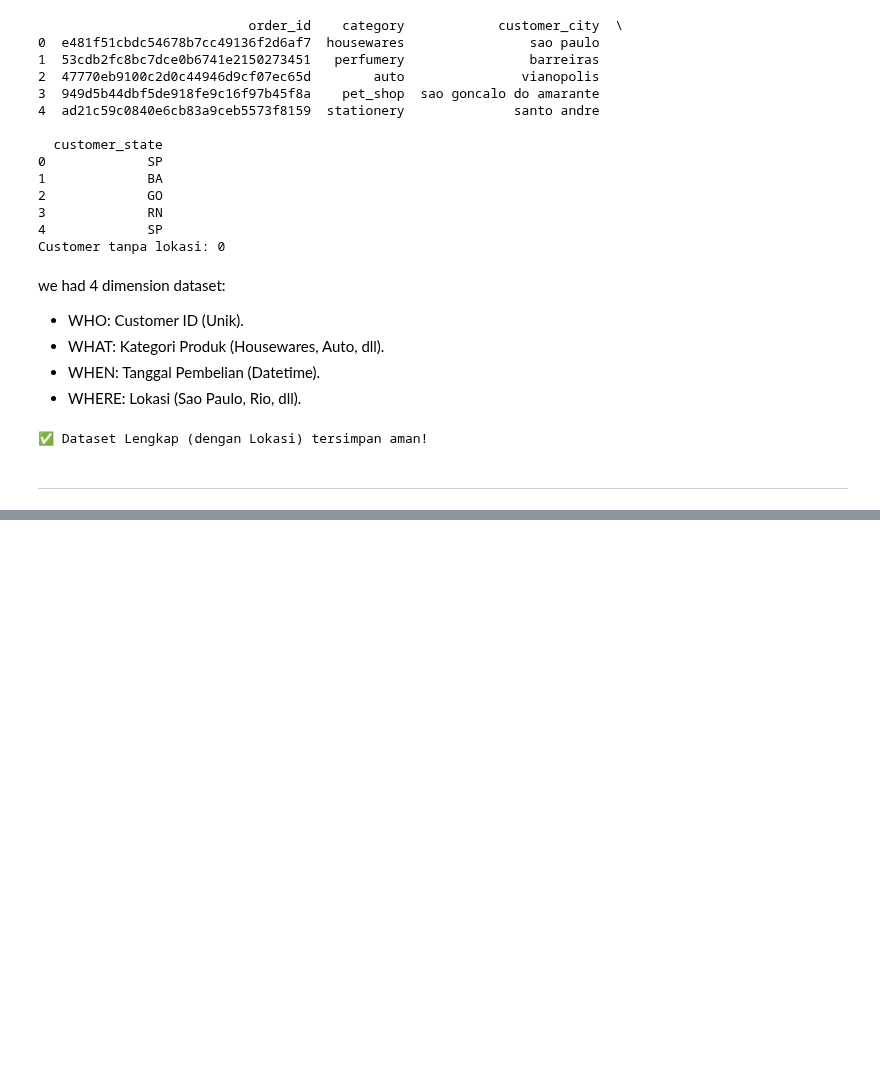
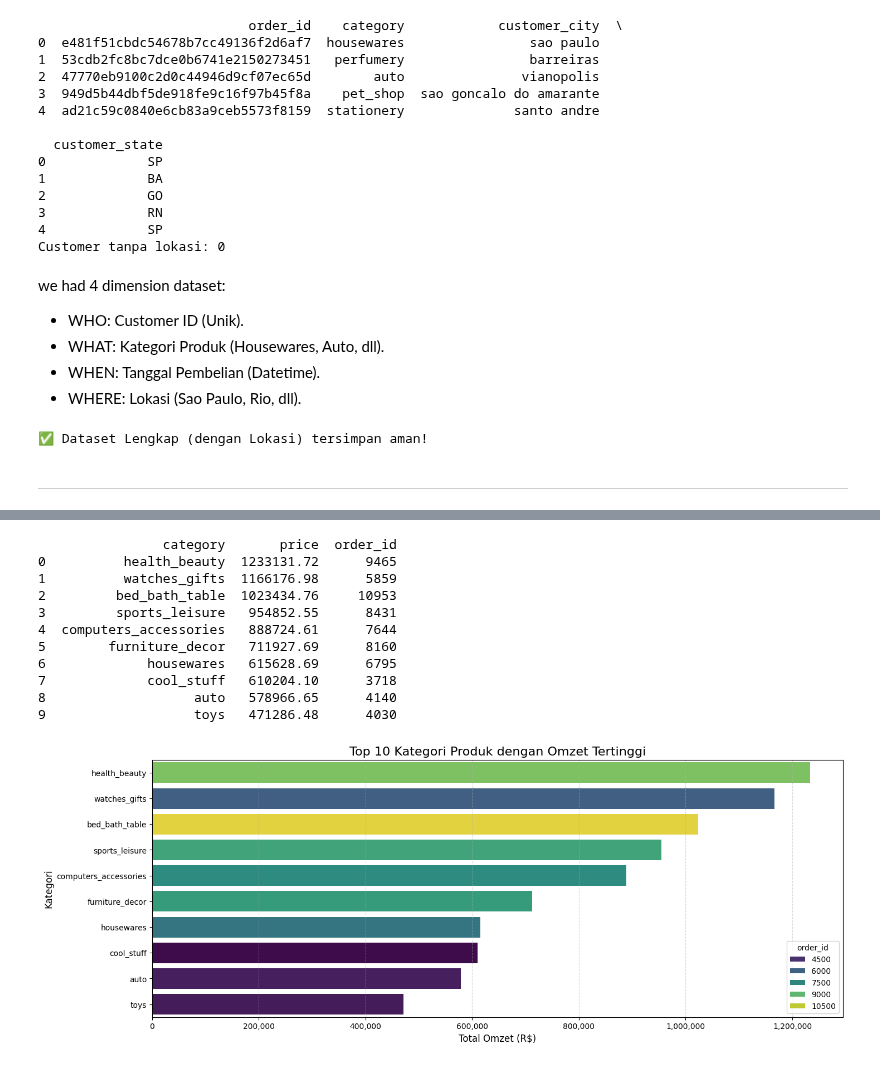
Before and after one commit to Aris0506/Python-Data-Analysis-Project-learning-journey, a Jupyter notebook: training cleaning data/olist e-commerce.ipynb, the cells around one changed output, grey strips where cells are left out. Drawn from its saved outputs; the diff is of its cells as text; code cells hidden in the pictures; blank space fills up the shorter version.

```diff
--- a/training cleaning data/olist e-commerce.ipynb
+++ b/training cleaning data/olist e-commerce.ipynb
@@ -317,0 +462,49 @@ memory usage: 21.9+ MB
+# %%
+# --- ANALISIS PRODUK TERLARIS ---
+
+# Group by Kategori
+# hitung Price (sum) untuk duitnya, dan Order ID (count) untuk jumlahnya
+top_products = df_master_geo.groupby('category').agg({
+    'price': 'sum',
+    'order_id': 'count'
+}).sort_values(by='price', ascending=False).reset_index()
+
+# Ambil Top 10
+top_10 = top_products.head(10)
+
+print(top_10)
+
+# Visualisasi (Bar Chart Horizontal)
+plt.figure(figsize=(16, 6))
+
+# seaborn biar warnanya otomatis cantik
+import seaborn as sns
+sns.barplot(x=top_10['price'], y=top_10['category'], hue=top_10['order_id'], palette='viridis', dodge=False)
+
+plt.title('Top 10 Kategori Produk dengan Omzet Tertinggi', fontsize=16)
+plt.xlabel('Total Omzet (R$)', fontsize=12)
+plt.ylabel('Kategori', fontsize=12)
+plt.grid(axis='x', linestyle='--', alpha=0.5)
+
+## fungsi formatter biar angkanya ada koma (ribuan)
+def ribuan(x, pos):
+    return f'{x:,.0f}'
+
+# Terapkan ke sumbu X
+from matplotlib.ticker import FuncFormatter
+plt.gca().xaxis.set_major_formatter(FuncFormatter(ribuan))
+
+plt.show()
+# %% [output]
+                category       price  order_id
+0          health_beauty  1233131.72      9465
+1          watches_gifts  1166176.98      5859
+2         bed_bath_table  1023434.76     10953
+3         sports_leisure   954852.55      8431
+4  computers_accessories   888724.61      7644
+5        furniture_decor   711927.69      8160
+6             housewares   615628.69      6795
+7             cool_stuff   610204.10      3718
+8                   auto   578966.65      4140
+9                   toys   471286.48      4030
+[figure, added]
```
Also changed, not shown: parts of 11 cells of this notebook, 3 other files.
